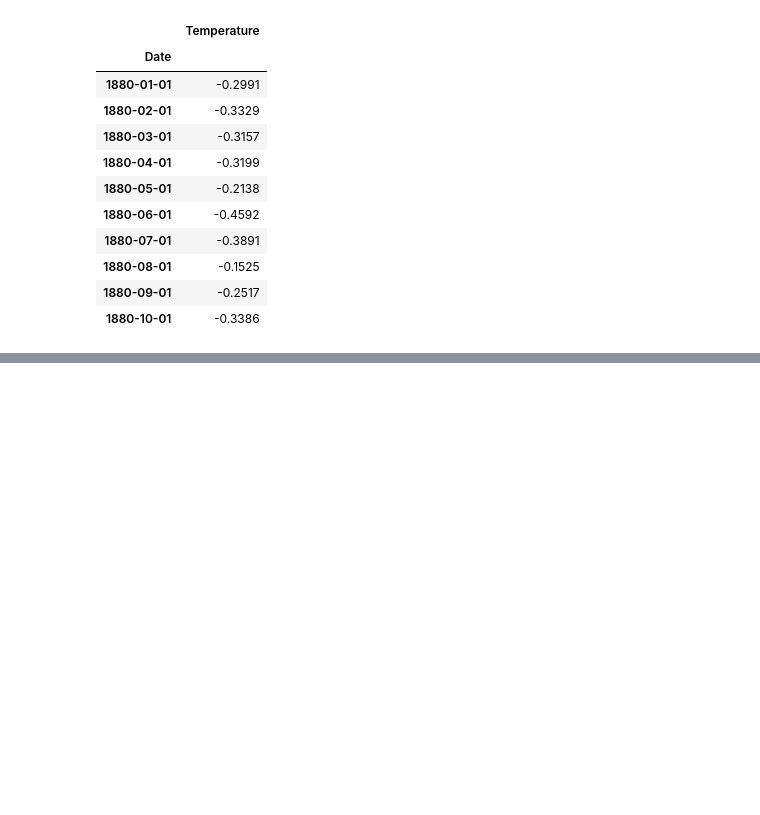
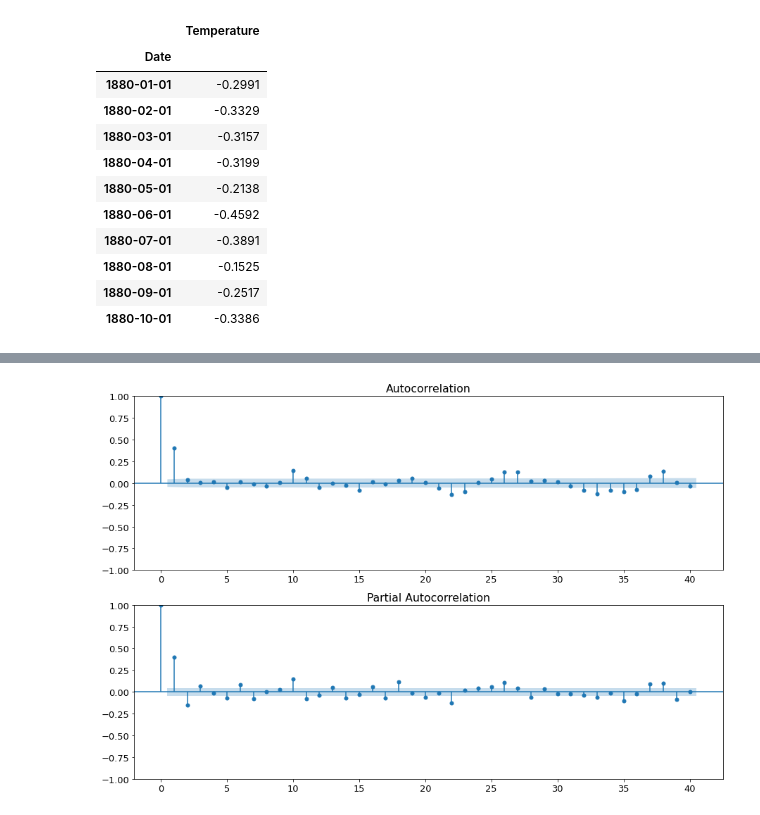
Before and after one commit to JuWhoo/series_temporais_arima, a Jupyter notebook: sinal_ruido_teste.ipynb, the cells around one changed output, grey strips where cells are left out. Drawn from its saved outputs; the diff is of its cells as text; code cells hidden in the pictures; blank space fills up the shorter version.

```diff
--- a/sinal_ruido_teste.ipynb
+++ b/sinal_ruido_teste.ipynb
@@ -209,0 +262,7 @@ plt.show()
+# %%
+fig, (ax1, ax2) = plt.subplots(2, 1, figsize=(15,10))
+sm.graphics.tsa.plot_acf(res3.resid.values.squeeze(), lags=(40), ax=ax1)
+sm.graphics.tsa.plot_pacf(res3.resid.values.squeeze(), lags=(40), ax=ax2, method='ywm')
+plt.show()
+# %% [output]
+[figure, added]
```
Also changed, not shown: parts of 33 cells of this notebook, 4 other files.
